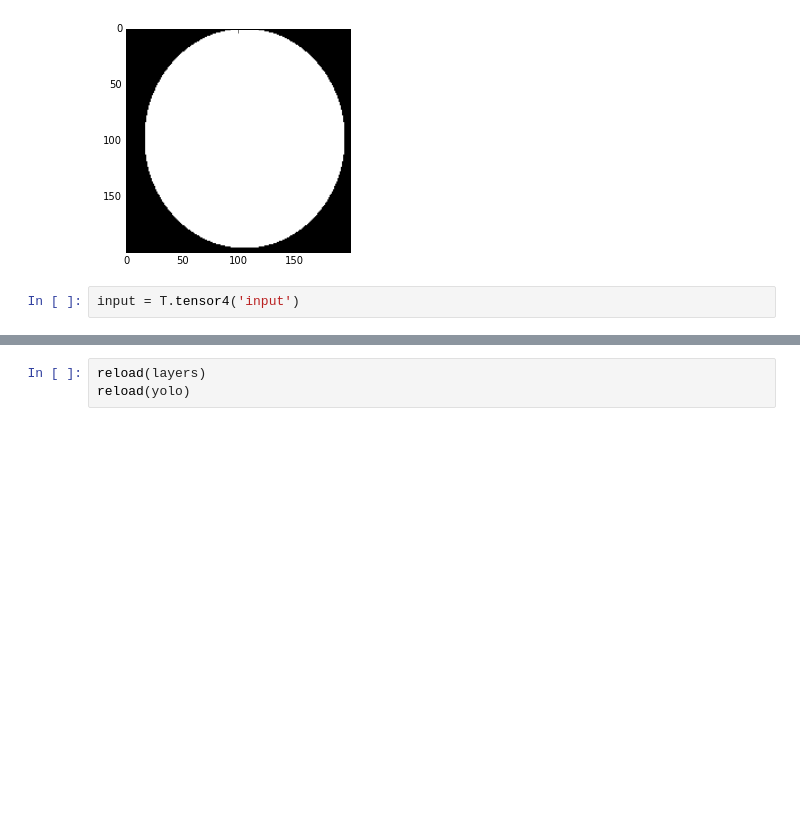
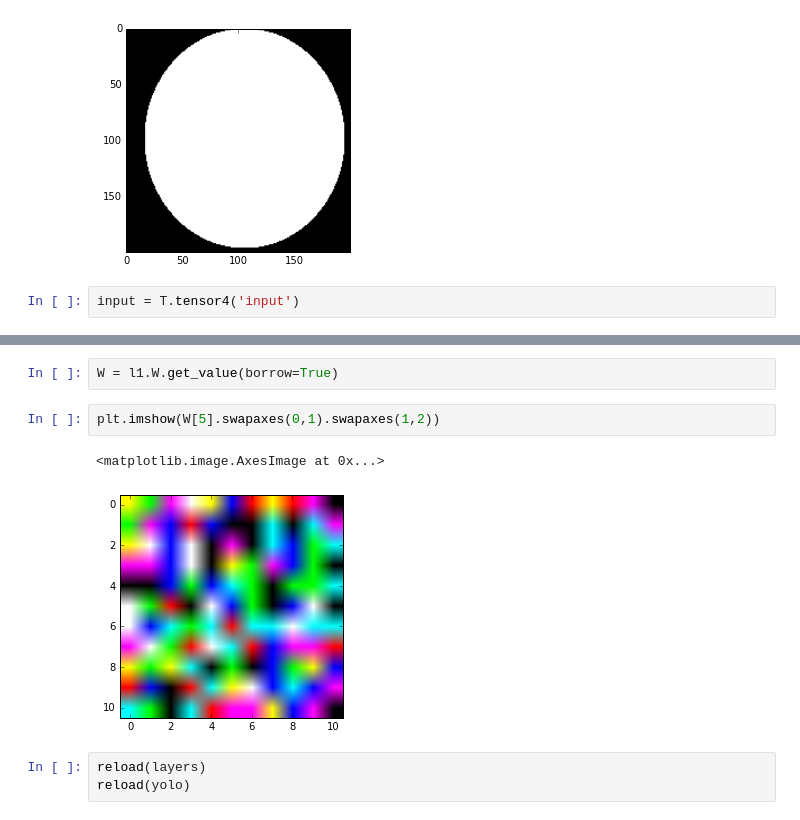
Before and after one commit to ColinGaudreau/bnr_ml, a Jupyter notebook: objectdetect/notebooks/test_yolo_with_synth.ipynb, the cells around one changed output, grey strips where cells are left out. Saved outputs shown, nothing was run; the diff lists cells and outputs as text; blank space fills up the shorter version.

```diff
--- a/objectdetect/notebooks/test_yolo_with_synth.ipynb
+++ b/objectdetect/notebooks/test_yolo_with_synth.ipynb
@@ -230,3 +236,10 @@ KeyboardInterrupt:
+# %%
+W = l1.W.get_value(borrow=True)
+# %%
+plt.imshow(W[5].swapaxes(0,1).swapaxes(1,2))
+# %% [output]
+<matplotlib.image.AxesImage at 0x...>
+[figure, added]
 # %%
 reload(layers)
 reload(yolo)
```
Also changed, not shown: parts of 3 cells of this notebook.
